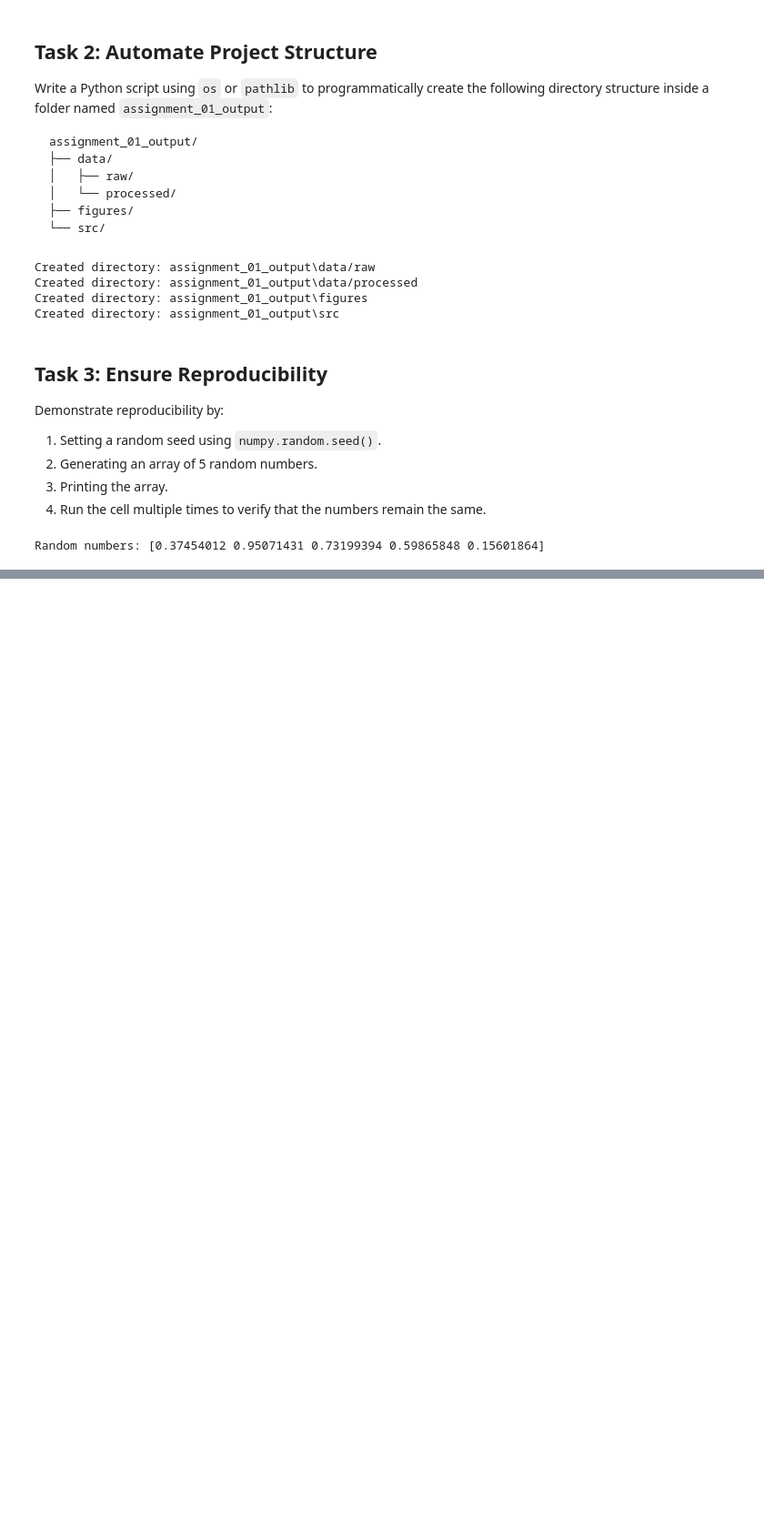
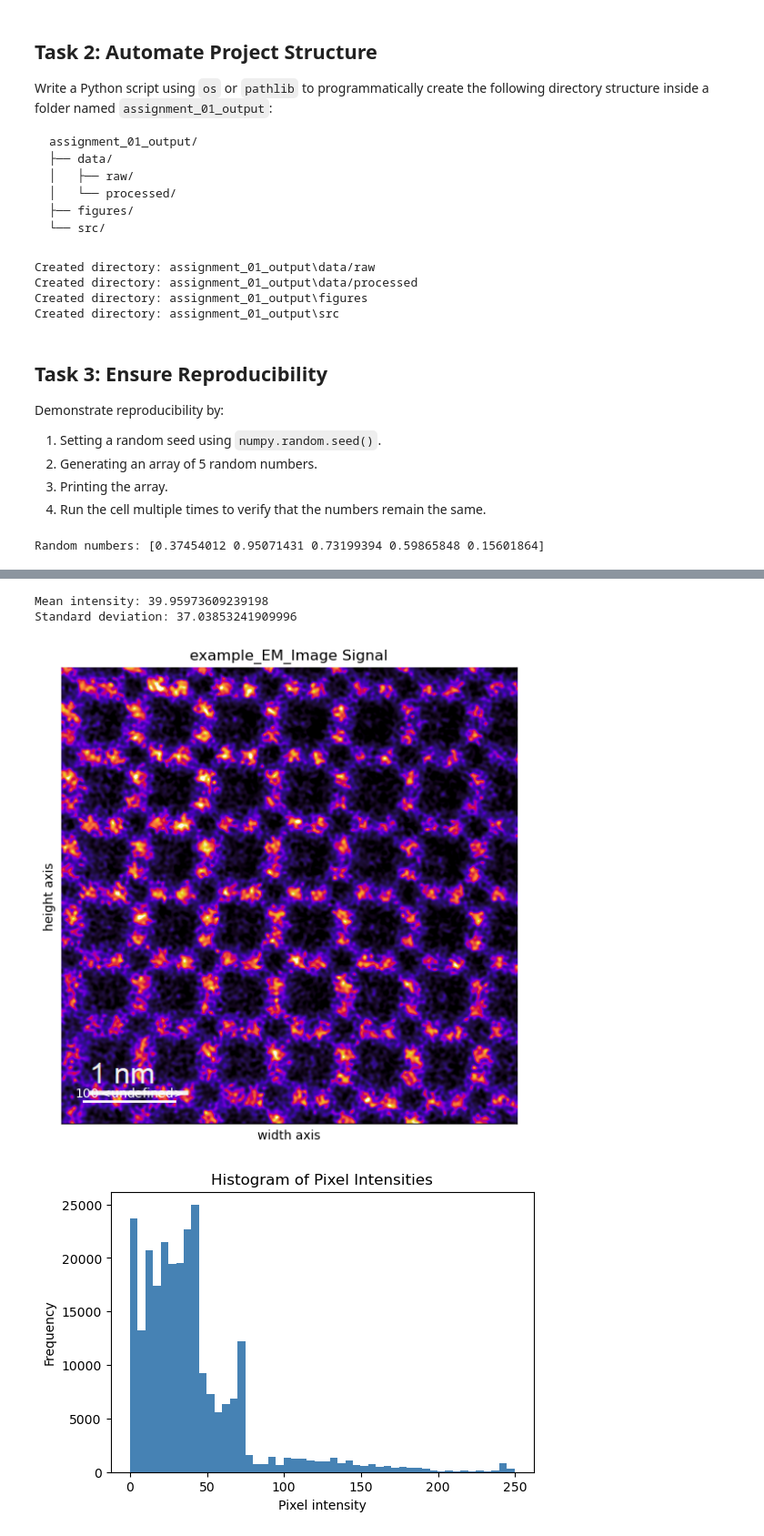
Before and after one commit to eliseetrheim/MSE465_EliseEtrheim, a Jupyter notebook: assignments/assignment_01_setup.ipynb, the cells around one changed output, grey strips where cells are left out. Shown at 91% size. Drawn from its saved outputs; the diff is of its cells as text; code cells hidden in the pictures; blank space fills up the shorter version.

Commit message:
Update Assignment 01 with example EM image and analysis

```diff
--- a/assignments/assignment_01_setup.ipynb
+++ b/assignments/assignment_01_setup.ipynb
@@ -93,0 +102,28 @@ Random numbers: [0.37454012 0.95071431 0.73199394 0.59865848 0.15601864]
+# %%
+# Your cpde here
+import hyperspy.api as hs
+signal = hs.load("example_EM_Image.tif")
+
+# Display the image
+signal.plot()
+
+# Compute basic image statistics
+import numpy as np
+
+rgb = signal.data.view(np.uint8).reshape(signal.data.shape + (3,))
+gray = 0.299*rgb[:,:,0]+0.587*rgb[:,:,1]+0.114*rgb[:,:,2]
+
+mean_intensity = np.mean(gray)
+std_intensity = np.std(gray)
+print("Mean intensity:",mean_intensity)
+print("Standard deviation:",std_intensity)
+
+# Plot histogram
+import matplotlib.pyplot as plt
+plt.figure(figsize=(6,4))
+plt.hist(gray.ravel(),bins=50,color="steelblue")
+plt.xlabel("Pixel intensity")
+plt.ylabel("Frequency")
+plt.title("Histogram of Pixel Intensities")
+plt.show()
+# %% [output]
@@ -93,0 +140,4 @@ Random numbers: [0.37454012 0.95071431 0.73199394 0.59865848 0.15601864]
+Mean intensity: 39.95973609239198
+Standard deviation: 37.03853241909996
+[figure, added]
+[figure, added]
```
Also changed, not shown: parts of 4 cells of this notebook, 1 other file.
